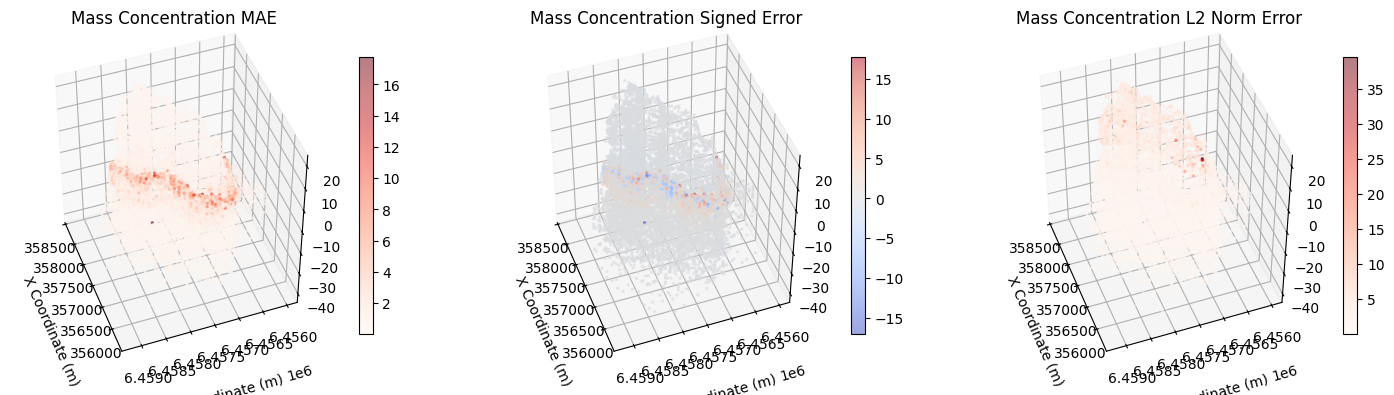
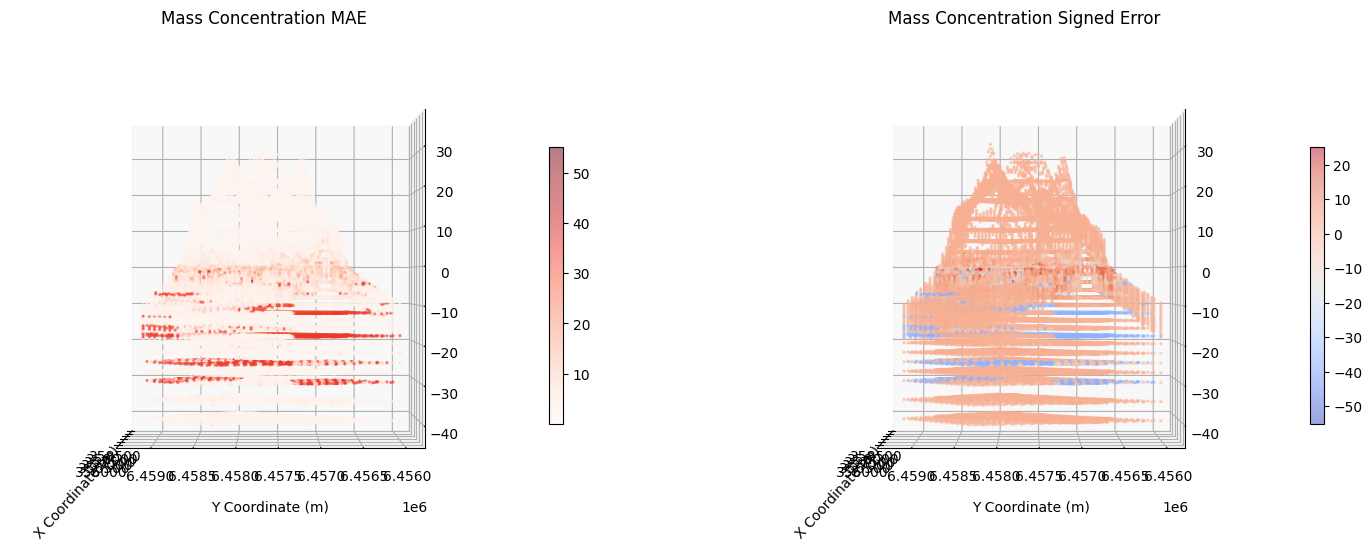
Code edit (unified diff) that turned the first committed figure into the second:
--- before
+++ after
@@ -1,4 +1,4 @@
 # Plot final time step error for mass concentration and hydraulic head in 3D scatter plot
-fig, axs = plt.subplots(1, 3, figsize=(18, 12), subplot_kw={'projection': '3d'})
+fig, axs = plt.subplots(1, 2, figsize=(18, 12), subplot_kw={'projection': '3d'})
 
 # MAE for mass concentration
@@ -30,11 +30,11 @@
 
 
-# Plot L2 norm error for mass concentration
-sc2 = axs[2].scatter(denorm_coords[:, 0], denorm_coords[:, 1], denorm_coords[:, 2], 
-                    c=l2_mass_conc, cmap='Reds', alpha=0.5, s=2)
-axs[2].set_title('Mass Concentration L2 Norm Error')
-axs[2].set_xlabel('X Coordinate (m)')
-axs[2].set_ylabel('Y Coordinate (m)')
-plt.colorbar(sc2, ax=axs[2], shrink=0.3)
+# # Plot L2 norm error for mass concentration
+# sc2 = axs[2].scatter(denorm_coords[:, 0], denorm_coords[:, 1], denorm_coords[:, 2], 
+#                     c=l2_mass_conc, cmap='Reds', alpha=0.5, s=2)
+# axs[2].set_title('Mass Concentration L2 Norm Error')
+# axs[2].set_xlabel('X Coordinate (m)')
+# axs[2].set_ylabel('Y Coordinate (m)')
+# plt.colorbar(sc2, ax=axs[2], shrink=0.3)
 
 
@@ -62,5 +62,5 @@
 
     # View Angle
-    ax.view_init(elev=45, azim=160)
+    ax.view_init(elev=0, azim=180)
 
     # Padding

Commit: refactor: standardize notebook kernel metadata to Python 3 and add batch shape diagnostics to training loop